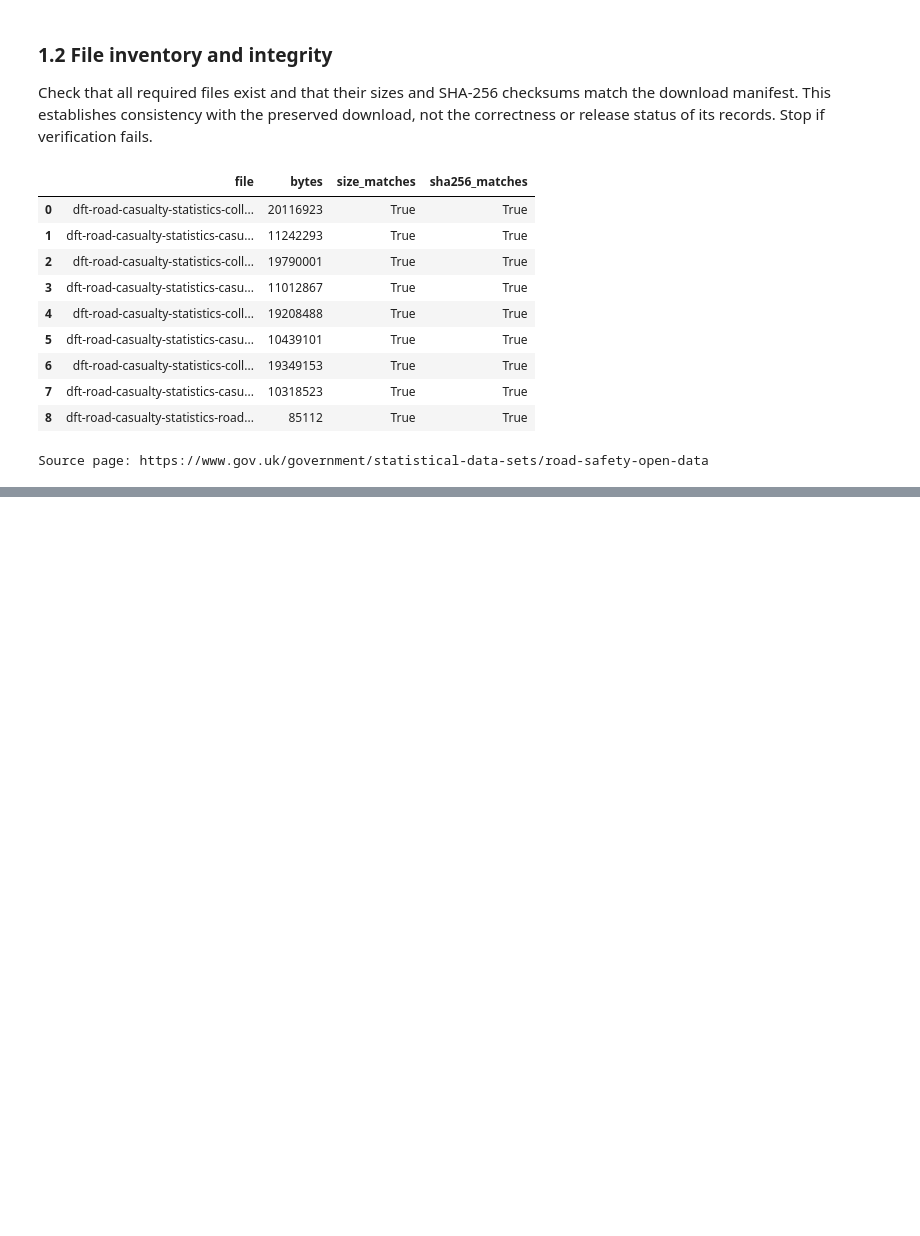
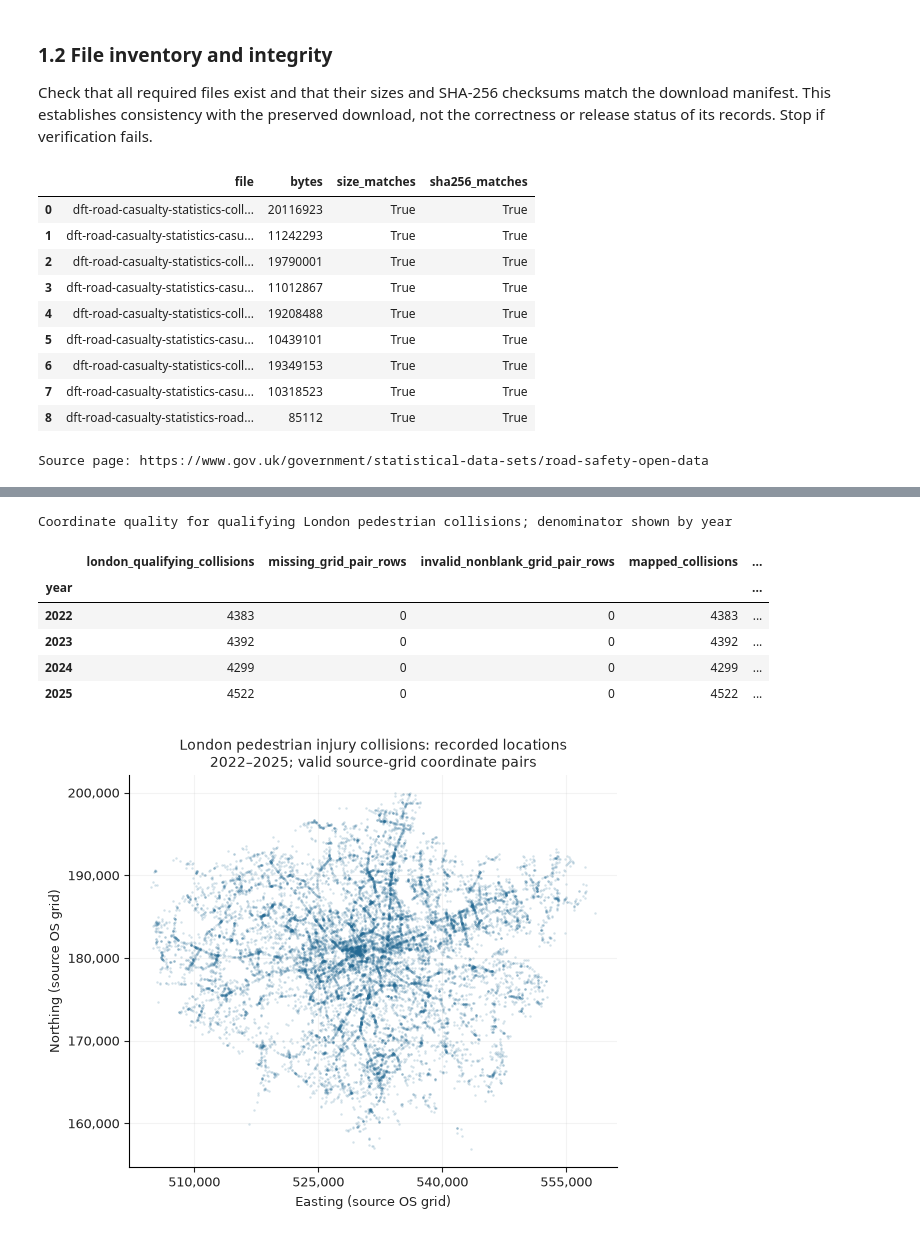
Before and after one commit to chathuranga-sudusinghe/london-pedestrian-collision-analysis, a Jupyter notebook: notebooks/01_data_inspection.ipynb, the cells around one changed output, grey strips where cells are left out. Drawn from its saved outputs; the diff is of its cells as text; code cells hidden in the pictures; blank space fills up the shorter version.

```diff
--- a/notebooks/01_data_inspection.ipynb
+++ b/notebooks/01_data_inspection.ipynb
@@ -261,0 +695,28 @@ The annual header check in section 1.3 found matching columns within each file t
+# %%
+print("Coordinate quality for qualifying London pedestrian collisions; denominator shown by year")
+with pd.option_context("display.max_columns", None):
+    display(london_coordinate_checks.round(3))
+if london_points.empty:
+    raise ValueError("No qualifying London collisions have usable grid coordinates for the point map.")
+assert london_points["collision_index"].is_unique
+fig, ax = plt.subplots(figsize=(6.4, 4.8), layout="constrained")
+ax.scatter(london_points["easting"], london_points["northing"],
+           s=3, alpha=0.2, color=BLUE, linewidths=0)
+ax.set_aspect("equal", adjustable="box")
+ax.set(title="London pedestrian injury collisions: recorded locations\n2022–2025; valid source-grid coordinate pairs",
+       xlabel="Easting (source OS grid)", ylabel="Northing (source OS grid)")
+ax.xaxis.set_major_locator(MaxNLocator(nbins=5))
+ax.yaxis.set_major_locator(MaxNLocator(nbins=5))
+ax.xaxis.set_major_formatter(StrMethodFormatter("{x:,.0f}"))
+ax.yaxis.set_major_formatter(StrMethodFormatter("{x:,.0f}"))
+ax.grid(alpha=0.15)
+plt.show()
+# %% [output]
+Coordinate quality for qualifying London pedestrian collisions; denominator shown by year
+|  | london_qualifying_collisions | missing_grid_pair_rows | invalid_nonblank_grid_pair_rows | mapped_collisions | ... |
+| year |  |  |  |  | ... |
+| 2022 | 4383 | 0 | 0 | 4383 | ... |
+| 2023 | 4392 | 0 | 0 | 4392 | ... |
+| 2024 | 4299 | 0 | 0 | 4299 | ... |
+| 2025 | 4522 | 0 | 0 | 4522 | ... |
+[figure, added]
```
Also changed, not shown: parts of 22 cells of this notebook, 3 other files.
